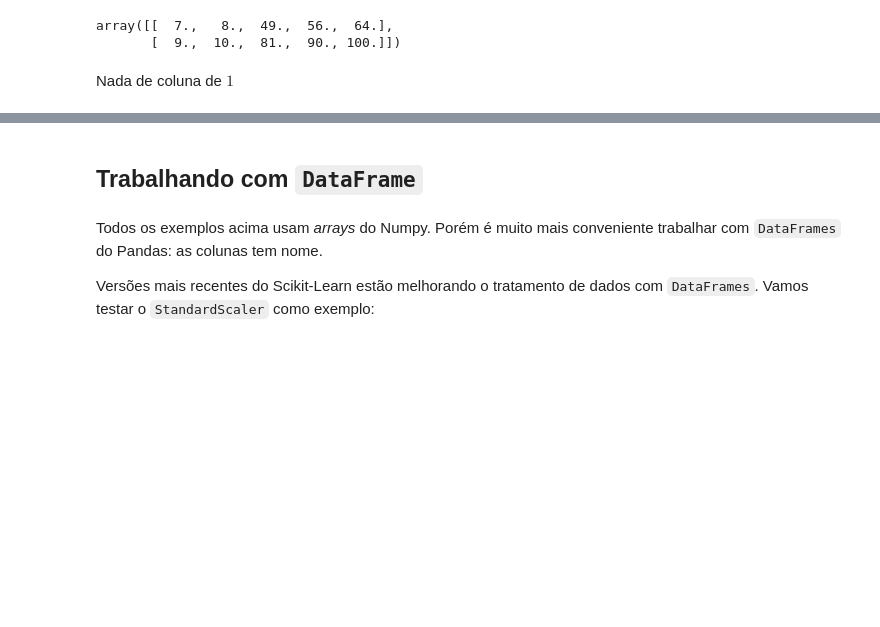
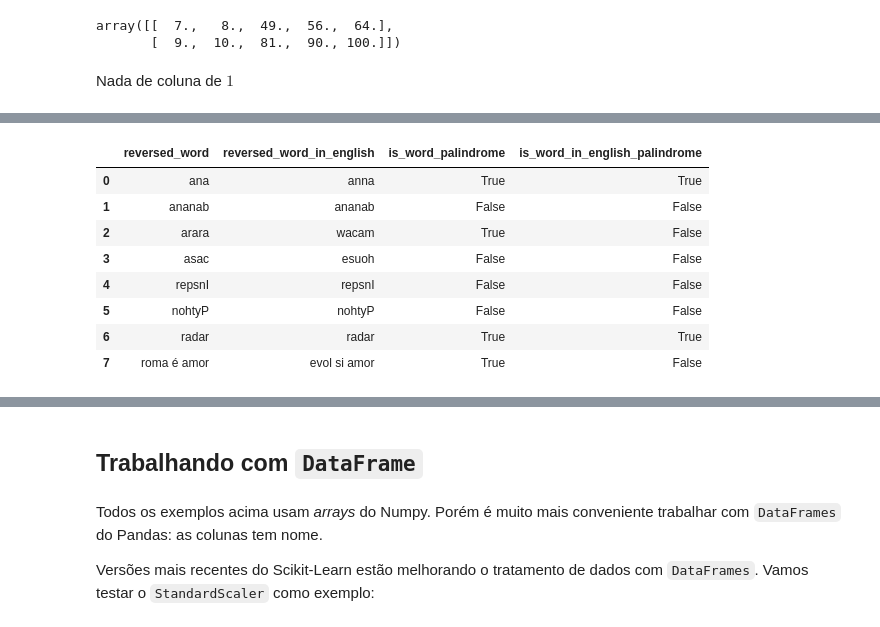
Before and after one commit to marinnagc/ml_labs_marinnagc, a Jupyter notebook: labs/01_regression/answers/task_02/notebooks/01_pipeline.ipynb, the cells around one changed output, grey strips where cells are left out. Saved outputs shown, nothing was run; the diff lists cells and outputs as text; code cells hidden in the pictures; blank space fills up the shorter version.

```diff
--- a/labs/01_regression/answers/task_02/notebooks/01_pipeline.ipynb
+++ b/labs/01_regression/answers/task_02/notebooks/01_pipeline.ipynb
@@ -489,0 +570,21 @@ Nada de coluna de $1$
+# %%
+from functools import partial
+
+@partial(np.frompyfunc, nin=1, nout=1)
+def reverse_text(text: str) -> str:
+    ''' Inverte o texto. '''
+    return text[::-1]
+
+
+@partial(np.frompyfunc, nin=1, nout=1)
+def is_palindrome(text: str) -> bool:
+    ''' Retorna True se o texto é um palíndromo. '''
+    return text == text[::-1]
+
+
+def reverse_text_and_check_palindrome(X: np.array) -> np.array:
+    ''' Inverte o texto de cada linha de X e adiciona uma coluna indicando
+    se o texto original é um palíndromo. '''
+    reversed_texts = np.apply_along_axis(reverse_text, axis=1, arr=X)
+    palindromes = np.apply_along_axis(is_palindrome, axis=1, arr=X)
+    return np.column_stack([reversed_texts, palindromes])
@@ -489,0 +683,33 @@ Nada de coluna de $1$
+# %%
+def reverse_text_and_check_palindrome_df(X: pd.DataFrame) -> pd.DataFrame:
+    ''' Inverte o texto de cada linha de X e adiciona uma coluna indicando
+    se o texto original é um palíndromo.
+    '''
+    reversed_texts = X.map(reverse_text)
+    reversed_texts.columns = [
+        f'reversed_{col}' for col in reversed_texts.columns
+    ]
+
+    palindromes = X.map(is_palindrome)
+    palindromes.columns = [
+        f'is_{col}_palindrome' for col in palindromes.columns
+    ]
+
+    return pd.concat([reversed_texts, palindromes], axis=1)
+
+
+transformer = FunctionTransformer(reverse_text_and_check_palindrome_df)
+# %%
+X_train_df_transformed = transformer.fit_transform(X_train_df)
+
+X_train_df_transformed
+# %% [output]
+|  | reversed_word | reversed_word_in_english | is_word_palindrome | is_word_in_english_palindrome |
+| 0 | ana | anna | True | True |
+| 1 | ananab | ananab | False | False |
+| 2 | arara | wacam | True | False |
+| 3 | asac | esuoh | False | False |
+| 4 | repsnI | repsnI | False | False |
+| 5 | nohtyP | nohtyP | False | False |
+| 6 | radar | radar | True | True |
+| 7 | roma é amor | evol si amor | True | False |
```
Also changed, not shown: parts of 46 cells of this notebook.
